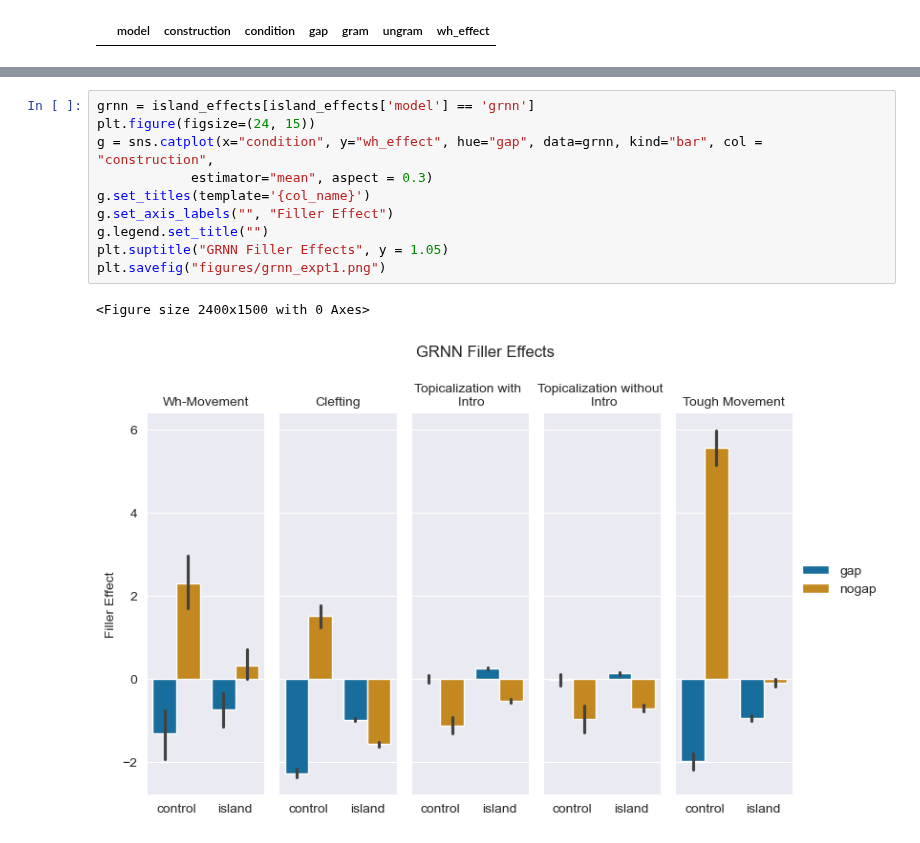
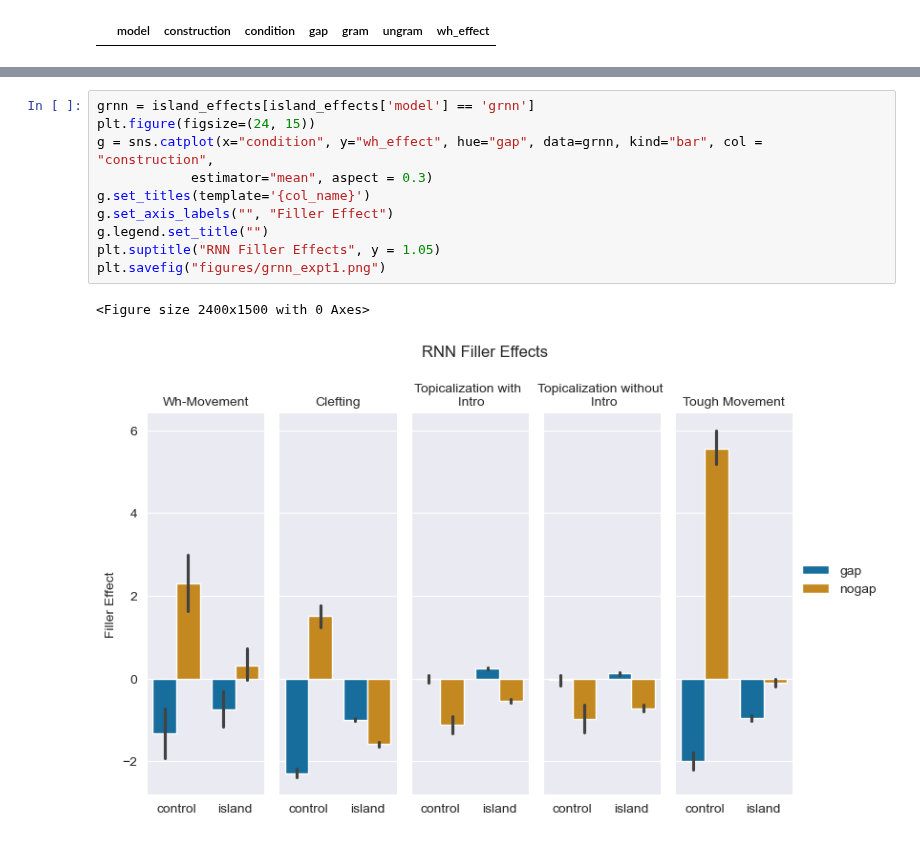
Before and after one commit to umd-psycholing/lm-syntactic-generalization, a Jupyter notebook: simple_cfg_analysis.ipynb, the cells around one changed output, grey strips where cells are left out. Cells and saved outputs as stored; diff of their text form.

```diff
--- a/simple_cfg_analysis.ipynb
+++ b/simple_cfg_analysis.ipynb
@@ -167,16 +77,16 @@ Text(0.5, 1.05, 'GPT2 Filler Effects')
 # %%
 grnn = island_effects[island_effects['model'] == 'grnn']
 plt.figure(figsize=(24, 15))
 g = sns.catplot(x="condition", y="wh_effect", hue="gap", data=grnn, kind="bar", col = "construction",
             estimator="mean", aspect = 0.3)
 g.set_titles(template='{col_name}')
 g.set_axis_labels("", "Filler Effect")
 g.legend.set_title("")
-plt.suptitle("GRNN Filler Effects", y = 1.05)
+plt.suptitle("RNN Filler Effects", y = 1.05)
 plt.savefig("figures/grnn_expt1.png")
 # %% [output]
 <Figure size 2400x1500 with 0 Axes>
-[figure, old version]
+[figure, new version]
 # %%
 island_formula = "surprisal~wh*gap*island+(gap||item)"
 effects = interaction_effects(island_formula, constructions, models, all_island_surprisals)
```
Also changed, not shown: parts of 18 cells of this notebook, 1 other file.
